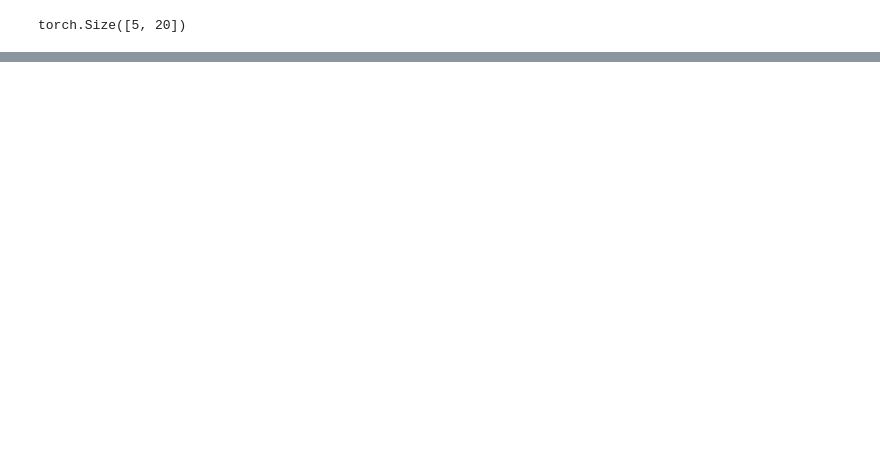
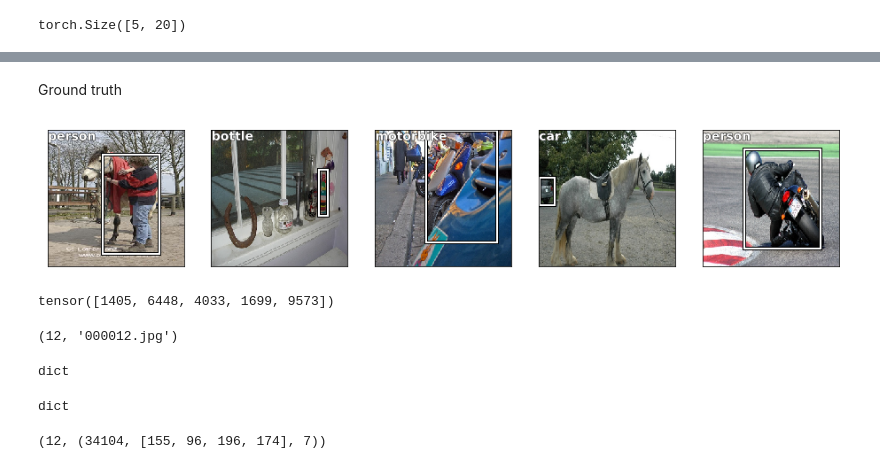
Before and after one commit to aaronlelevier/pytorch-practice, a Jupyter notebook: notebooks/pascal-explr-based-upon-fast-ai-course-bbox.ipynb, the cells around one changed output, grey strips where cells are left out. Cells and saved outputs as stored; diff of their text form; code cells hidden in the pictures; blank space fills up the shorter version.

```diff
--- a/notebooks/pascal-explr-based-upon-fast-ai-course-bbox.ipynb
+++ b/notebooks/pascal-explr-based-upon-fast-ai-course-bbox.ipynb
@@ -853,0 +941,32 @@ for i, ax in enumerate(axes.flat):
+# %% [markdown]
+Ground truth
+# %%
+preds_count = len(preds)
+fig, axes = plt.subplots(1, preds_count, figsize=(16, 16))
+for i, ax in enumerate(axes.flat):
+    im = np.transpose(inputs[i], (1, 2, 0))
+    ax = show_img(im, ax=ax)
+    draw_rect(ax, labels[0][i])
+    draw_text(ax, (0,0), categories[labels[1][i].item()])
+# %% [output]
+[figure, added]
+# %%
+image_ids
+# %% [output]
+tensor([1405, 6448, 4033, 1699, 9573])
+# %%
+preview_data(train_filenames)
+# %% [output]
+(12, '000012.jpg')
+# %%
+type(train_filenames)
+# %% [output]
+dict
+# %%
+type(train_data)
+# %% [output]
+dict
+# %%
+preview_data(image_w_bbox)
+# %% [output]
+(12, (34104, [155, 96, 196, 174], 7))
```
Also changed, not shown: parts of 30 cells of this notebook.
